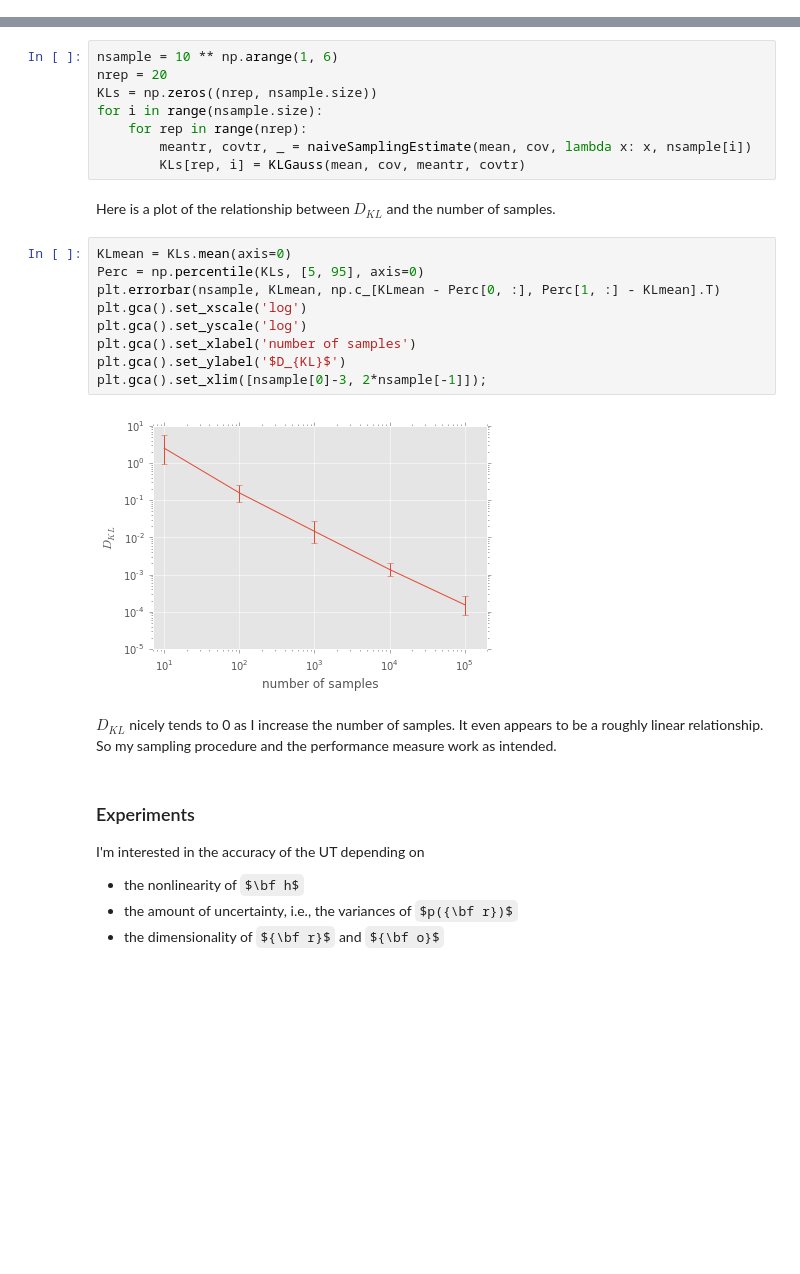
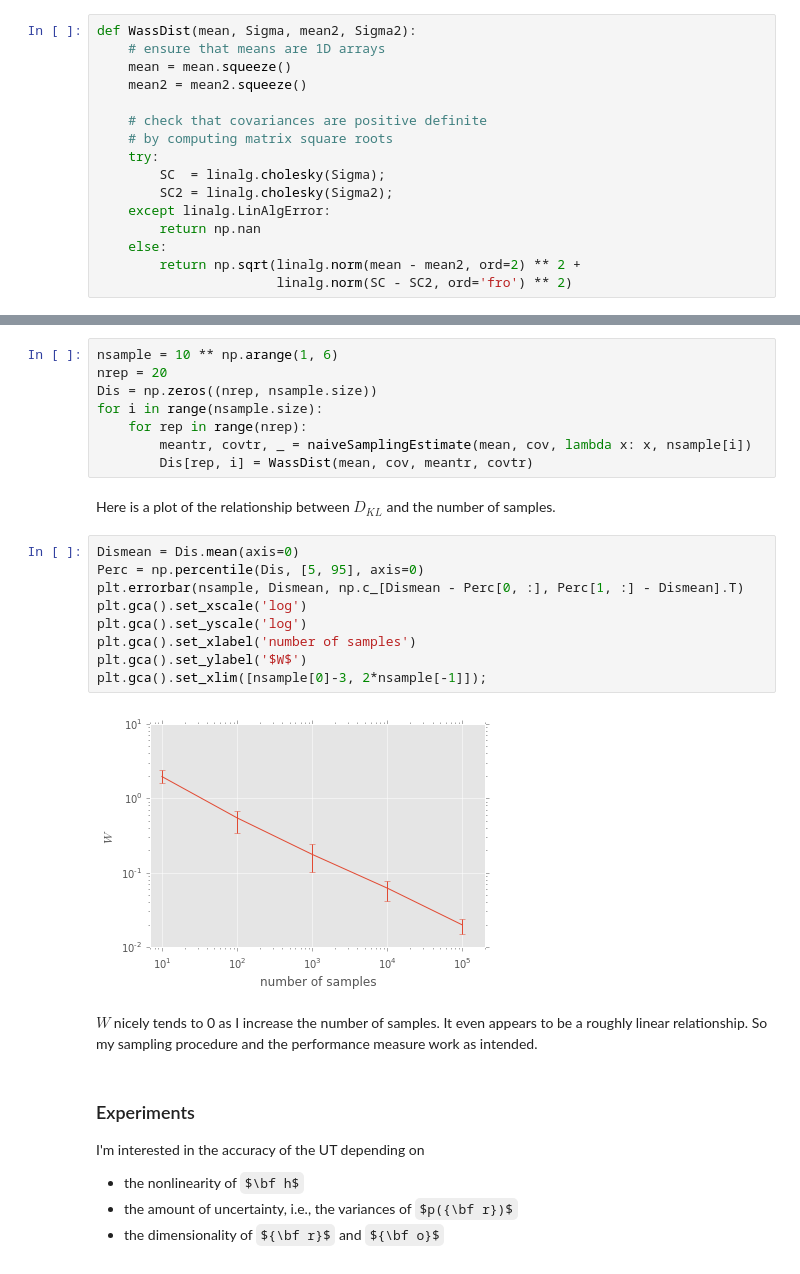
Before and after one commit to sbitzer/UKF-exposed, a Jupyter notebook: UKF.ipynb, the cells around one changed output, grey strips where cells are left out. Drawn from its saved outputs; the diff is of its cells as text; some formulas as TeX source; blank space fills up the shorter version.

```diff
--- a/UKF.ipynb
+++ b/UKF.ipynb
@@ -487,3 +451,19 @@ Note that I included a hack that prevents the computed divergence from being lar
+# %%
+def WassDist(mean, Sigma, mean2, Sigma2):
+    # ensure that means are 1D arrays
+    mean = mean.squeeze()
+    mean2 = mean2.squeeze()
+
+    # check that covariances are positive definite
+    # by computing matrix square roots
+    try:
+        SC  = linalg.cholesky(Sigma);
+        SC2 = linalg.cholesky(Sigma2);
+    except linalg.LinAlgError:
+        return np.nan
+    else:
+        return np.sqrt(linalg.norm(mean - mean2, ord=2) ** 2 +
+                       linalg.norm(SC - SC2, ord='fro') ** 2)
 # %% [markdown]
 ### Probabilistic model
 
@@ -1048,26 +1028,26 @@ I will use an exponential increase in the number of samples and will repeat each
 # %%
 nsample = 10 ** np.arange(1, 6)
 nrep = 20
-KLs = np.zeros((nrep, nsample.size))
+Dis = np.zeros((nrep, nsample.size))
 for i in range(nsample.size):
     for rep in range(nrep):
         meantr, covtr, _ = naiveSamplingEstimate(mean, cov, lambda x: x, nsample[i])
-        KLs[rep, i] = KLGauss(mean, cov, meantr, covtr)
+        Dis[rep, i] = WassDist(mean, cov, meantr, covtr)
 # %% [markdown]
 Here is a plot of the relationship between $D_{KL}$ and the number of samples.
 # %%
-KLmean = KLs.mean(axis=0)
-Perc = np.percentile(KLs, [5, 95], axis=0)
-plt.errorbar(nsample, KLmean, np.c_[KLmean - Perc[0, :], Perc[1, :] - KLmean].T)
+Dismean = Dis.mean(axis=0)
+Perc = np.percentile(Dis, [5, 95], axis=0)
+plt.errorbar(nsample, Dismean, np.c_[Dismean - Perc[0, :], Perc[1, :] - Dismean].T)
 plt.gca().set_xscale('log')
 plt.gca().set_yscale('log')
 plt.gca().set_xlabel('number of samples')
-plt.gca().set_ylabel('$D_{KL}$')
+plt.gca().set_ylabel('$W$')
 plt.gca().set_xlim([nsample[0]-3, 2*nsample[-1]]);
 # %% [output]
-[figure, old version]
+[figure, new version]
 # %% [markdown]
-$D_{KL}$ nicely tends to 0 as I increase the number of samples. It even appears to be a roughly linear relationship. So my sampling procedure and the performance measure work as intended.
+$W$ nicely tends to 0 as I increase the number of samples. It even appears to be a roughly linear relationship. So my sampling procedure and the performance measure work as intended.
 # %% [markdown]
 ### Experiments
 
```
Also changed, not shown: parts of 56 cells of this notebook, 1 other file.
